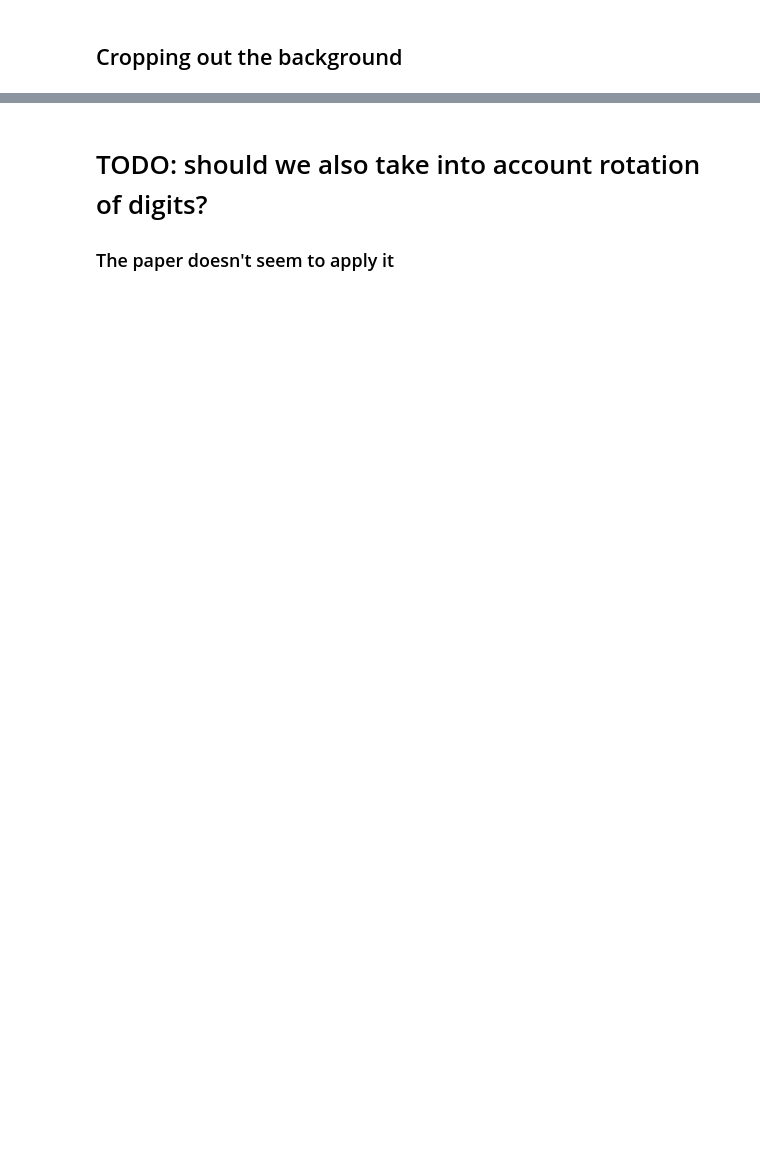
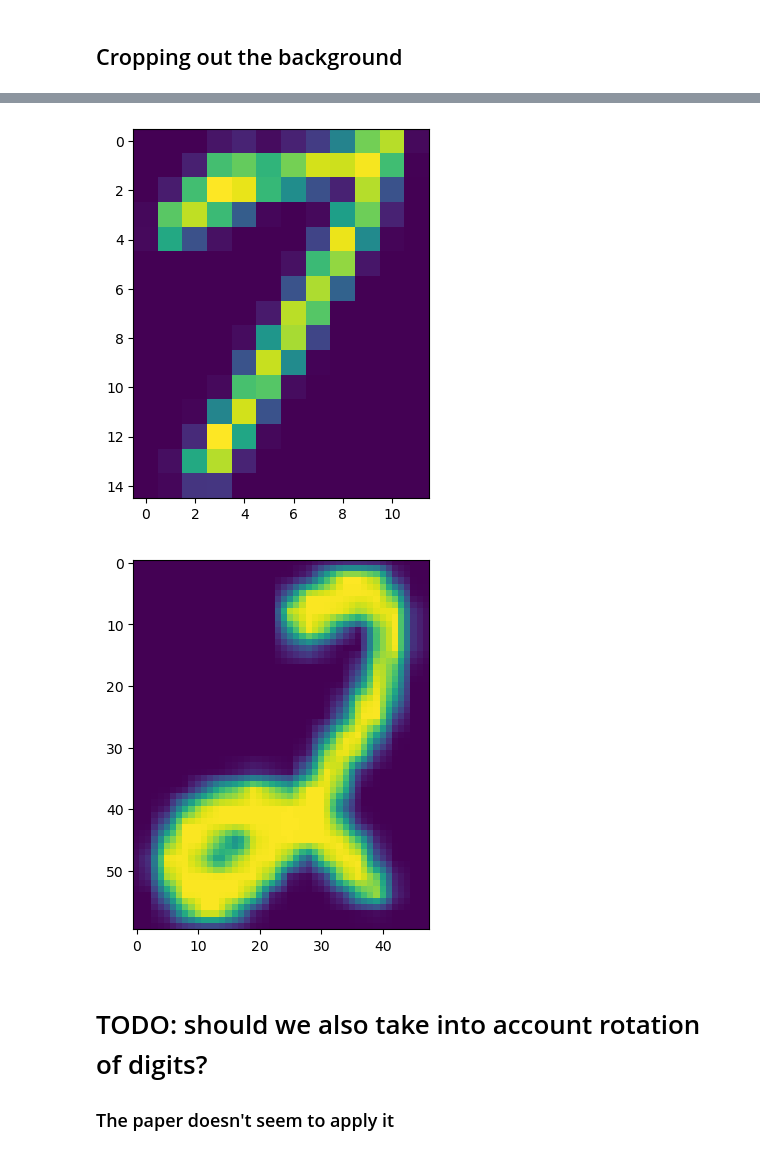
Before and after one commit to mona251/Intriguing-Properties-of-Contrastive-Losses, a Jupyter notebook: scripts/multi_digits.ipynb, the cells around one changed output, grey strips where cells are left out. Drawn from its saved outputs; the diff is of its cells as text; code cells hidden in the pictures; blank space fills up the shorter version.

```diff
--- a/scripts/multi_digits.ipynb
+++ b/scripts/multi_digits.ipynb
@@ -45,3 +62,9 @@ crop_digit(digit, plot=True)
+# %%
+first_digit_cropped = crop_digit(first_digit, plot=True)
+second_digit_cropped = crop_digit(second_digit, plot=True)
+# %% [output]
+[figure, added]
+[figure, added]
 # %% [markdown]
 # TODO: should we also take into account rotation of digits?
 ###  The paper doesn't seem to apply it
```
Also changed, not shown: parts of 9 cells of this notebook, 1 other file.
